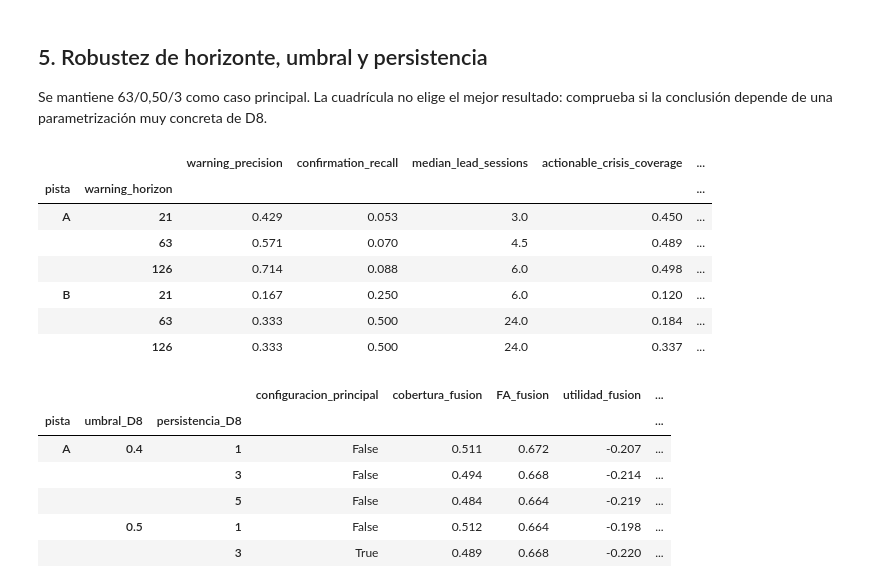
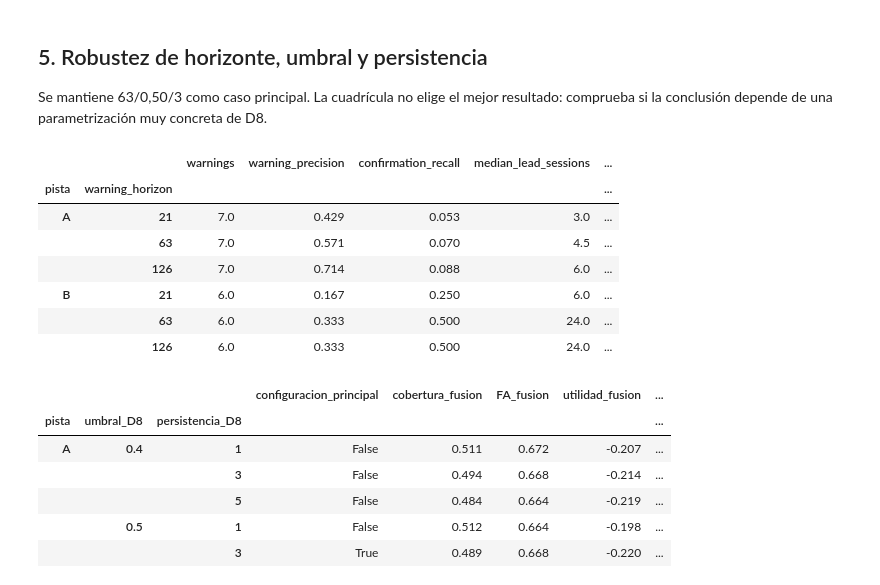
Before and after one commit to Romequinco/PRUEBAS_DETECCION_REGIMENES_DE_MERCADO_TFM, a Jupyter notebook: notebooks/06_fusion_d07_d08.ipynb, the cells around one changed output. Saved outputs shown, nothing was run; the diff lists cells and outputs as text; code cells hidden in the pictures.

```diff
--- a/notebooks/06_fusion_d07_d08.ipynb
+++ b/notebooks/06_fusion_d07_d08.ipynb
@@ -39,9 +40,10 @@ import src.fusion as fusion_module
 importlib.reload(fusion_module)  # evita una versión antigua retenida por el kernel
 from src.fusion import (
     FusionConfig, ablation_scorecard, assert_prefix_causal,
-    confirmation_episode_table, fuse_early_warning, load_panel,
-    per_crisis_scorecard, sensitivity_table, warning_episode_table,
-    warning_ground_truth_table, warning_summary,
+    confirmation_episode_table, crisis_state_from_metrics, fuse_early_warning,
+    fusion_verdict, load_panel, per_crisis_scorecard, sensitivity_table,
+    warning_episode_table, warning_ground_truth_table, warning_phase_base_rates,
+    warning_summary, PHASES,
 )
 
 BENCHMARK = ROOT / 'results' / 'benchmark_v2'
@@ -50,6 +52,11 @@ OUTPUT.mkdir(parents=True, exist_ok=True)
 CONFIG = FusionConfig(confirmation_threshold=0.50, confirmation_persistence=3, warning_horizon=63)
 TRACKS = ('A', 'B')
 benchmark_reference = pd.read_csv(BENCHMARK / 'metrics_master_v2.csv')
+# Estado de crisis de D7 por pista = n_states - 1 (propiedad del detector, no del panel).
+TRACK_CONFIG = {
+    track: replace(CONFIG, alert_crisis_state=crisis_state_from_metrics(benchmark_reference, track, 'D07'))
+    for track in TRACKS
+}
 benchmark_reference.query("id in ['D07', 'D08']")[[
     'pista', 'id', 'detector', 'label_stability', 'mean_crisis_coverage',
     'false_alarm_rate', 'puesto_pista',
@@ -66,8 +73,8 @@ fused, causal_checks = {}, {}
 for track in TRACKS:
     d7 = load_panel(BENCHMARK, track, 'D07')
     d8 = load_panel(BENCHMARK, track, 'D08')
-    fused[track] = fuse_early_warning(d7, d8, CONFIG)
-    causal_checks[track] = assert_prefix_causal(d7, d8, CONFIG)
+    fused[track] = fuse_early_warning(d7, d8, TRACK_CONFIG[track])
+    causal_checks[track] = assert_prefix_causal(d7, d8, TRACK_CONFIG[track])
 pd.Series(causal_checks, name='invariante_al_truncado').to_frame()
 # %% [output]
 |  | invariante_al_truncado |
@@ -127,6 +136,14 @@ phase_summary = (ground_truth_warnings.groupby(['pista', 'phase']).size()
                      'anticipacion', 'durante_crisis', 'posterior', 'falsa_alarma'
                  ], fill_value=0))
 display(phase_summary)
+baseline_rows = {}
+for track in TRACKS:
+    configure_evaluation(track)
+    baseline_rows[track] = warning_phase_base_rates(fused[track].index, CONFIG.warning_horizon)
+phase_baseline = pd.DataFrame(baseline_rows).T.rename_axis('pista').reindex(columns=list(PHASES))
+phase_expected = phase_baseline.mul(phase_summary.sum(axis=1), axis=0)
+display(pd.concat({'observado': phase_summary.astype(float), 'esperado_azar': phase_expected,
+                   'fraccion_azar': phase_baseline}, axis=1).round(2))
 display(ground_truth_warnings[[
     'pista', 'alert_date', 'confirmation_date', 'crisis', 'phase',
     'lead_to_crisis_start_sessions', 'lead_to_confirmation_sessions',
@@ -169,7 +191,8 @@ for track in TRACKS:
         'delta_utilidad_vs_D8': joint.operational_utility - d8.operational_utility,
         'pareto_domina_D7': bool(joint.mean_crisis_coverage >= d7.mean_crisis_coverage and joint.false_alarm_rate <= d7.false_alarm_rate),
         'pareto_domina_D8': bool(joint.mean_crisis_coverage >= d8.mean_crisis_coverage and joint.false_alarm_rate <= d8.false_alarm_rate),
-        'veredicto': 'mejora_D8_pero_no_D7' if joint.operational_utility > d8.operational_utility and joint.operational_utility <= d7.operational_utility else ('mejora_ambos' if joint.operational_utility > max(d7.operational_utility, d8.operational_utility) else 'no_mejora'),
+        # alerta = D7, confirmador = D8
+        'veredicto': fusion_verdict(joint.operational_utility, d7.operational_utility, d8.operational_utility),
     })
 ablation_table = pd.concat(ablation_rows, ignore_index=True)
 scorecard = ablation_table.loc[ablation_table['arquitectura'].isin([
@@ -260,25 +283,25 @@ Se mantiene 63/0,50/3 como caso principal. La cuadrícula no elige el mejor resu
 # %%
 sensitivity_rows = []
 for track in TRACKS:
     configure_evaluation(track)
     sensitivity_rows.append(sensitivity_table(
         load_panel(BENCHMARK, track, 'D07'), load_panel(BENCHMARK, track, 'D08'),
-        CONFIG, horizons=(21, 63, 126),
+        TRACK_CONFIG[track], horizons=(21, 63, 126),
     ).assign(pista=track))
 sensitivity = pd.concat(sensitivity_rows, ignore_index=True)
 display(sensitivity.set_index(['pista', 'warning_horizon'])[[
-    'warning_precision', 'confirmation_recall', 'median_lead_sessions',
+    'warnings', 'warning_precision', 'confirmation_recall', 'median_lead_sessions',
     'actionable_crisis_coverage', 'actionable_false_alarm_rate',
 ]].round(3))
 # %% [output]
-|  |  | warning_precision | confirmation_recall | median_lead_sessions | actionable_crisis_coverage | ... |
+|  |  | warnings | warning_precision | confirmation_recall | median_lead_sessions | ... |
 | pista | warning_horizon |  |  |  |  | ... |
-| A | 21 | 0.429 | 0.053 | 3.0 | 0.450 | ... |
-|  | 63 | 0.571 | 0.070 | 4.5 | 0.489 | ... |
-|  | 126 | 0.714 | 0.088 | 6.0 | 0.498 | ... |
-| B | 21 | 0.167 | 0.250 | 6.0 | 0.120 | ... |
-|  | 63 | 0.333 | 0.500 | 24.0 | 0.184 | ... |
-|  | 126 | 0.333 | 0.500 | 24.0 | 0.337 | ... |
+| A | 21 | 7.0 | 0.429 | 0.053 | 3.0 | ... |
+|  | 63 | 7.0 | 0.571 | 0.070 | 4.5 | ... |
+|  | 126 | 7.0 | 0.714 | 0.088 | 6.0 | ... |
+| B | 21 | 6.0 | 0.167 | 0.250 | 6.0 | ... |
+|  | 63 | 6.0 | 0.333 | 0.500 | 24.0 | ... |
+|  | 126 | 6.0 | 0.333 | 0.500 | 24.0 | ... |
 # %%
 robustness_rows = []
 for track in TRACKS:
```
Also changed, not shown: parts of 9 cells of this notebook, 13 other files.
